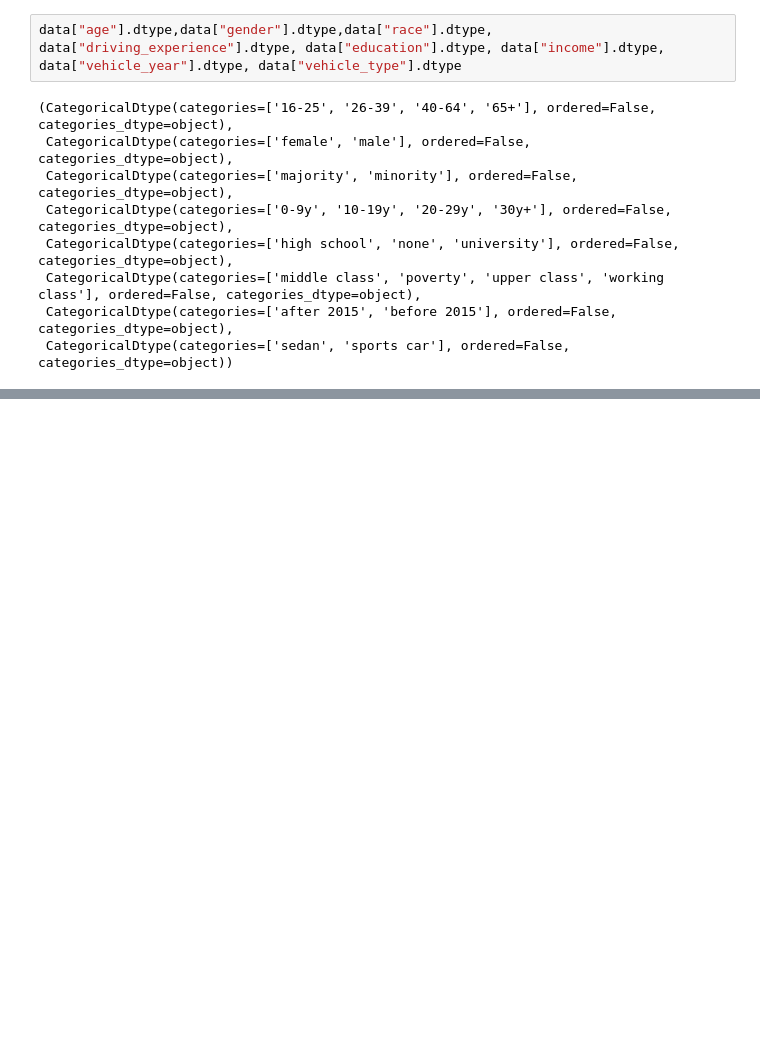
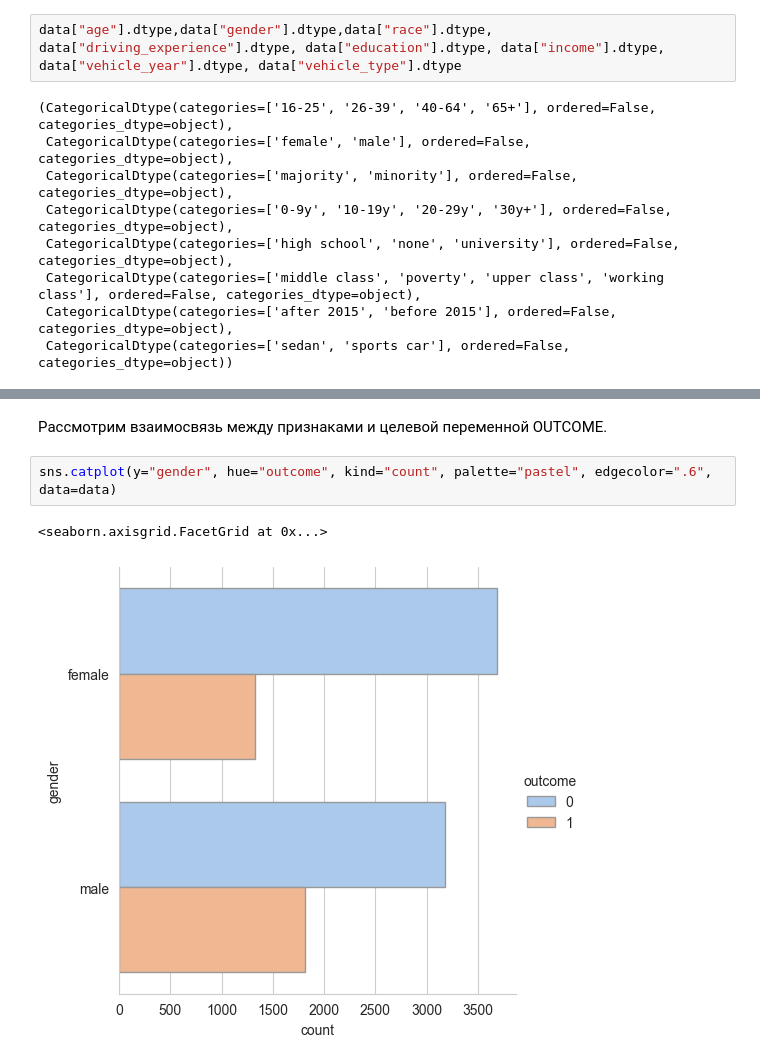
Before and after one commit to safarov-nm/machine-learning-and-data-analysis-practice, a Jupyter notebook: SafarovNM_HW1.ipynb, the cells around one changed output, grey strips where cells are left out. Drawn from its saved outputs; the diff is of its cells as text; blank space fills up the shorter version.

```diff
--- a/SafarovNM_HW1.ipynb
+++ b/SafarovNM_HW1.ipynb
@@ -130,0 +193,7 @@ data["age"].dtype,data["gender"].dtype,data["race"].dtype, data["driving_experie
+# %% [markdown]
+<p style="font-family: Times New Roman;">Рассмотрим взаимосвязь между признаками и целевой переменной OUTCOME.</p>
+# %%
+sns.catplot(y="gender", hue="outcome", kind="count", palette="pastel", edgecolor=".6", data=data)
+# %% [output]
+<seaborn.axisgrid.FacetGrid at 0x...>
+[figure, added]
```
Also changed, not shown: parts of 62 cells of this notebook.
